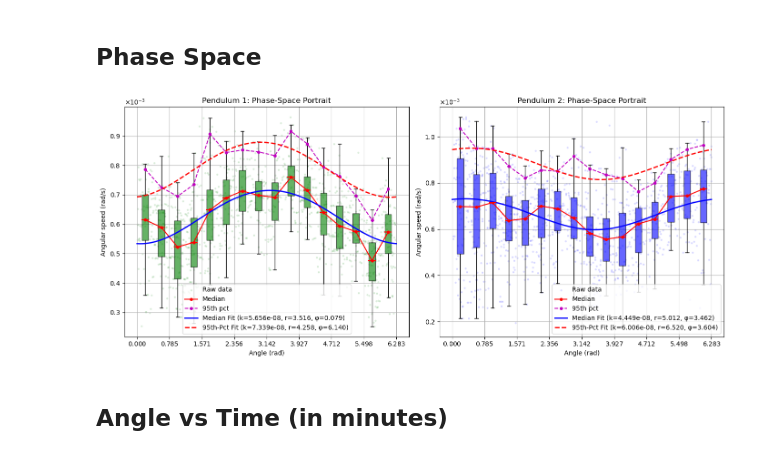
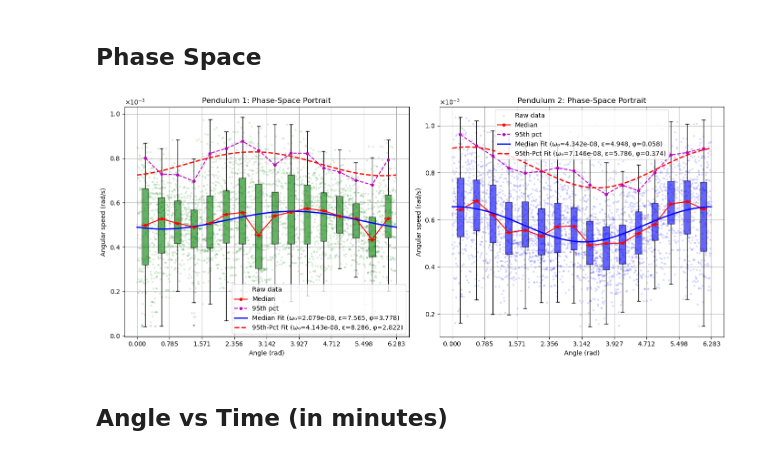
Before and after one commit to NitzanBarEitan/Ants, a Jupyter notebook: data_analysis.ipynb, the cells around one changed output. Drawn from its saved outputs; the diff is of its cells as text; code cells hidden in the pictures.

```diff
--- a/data_analysis.ipynb
+++ b/data_analysis.ipynb
@@ -19,9 +19,10 @@ fps = 60
 # %% [markdown]
 ## Core Analysis Functions
 # %%
-def pendulum_velocity(x, k, r, phi):
-    arg = 2 * k * (r - np.cos(x - phi))
-    return np.sqrt(np.maximum(0, arg))
+def pendulum_velocity(theta, k, r, phi):
+    # physical model: v = sqrt(2*(r-1 + cos(theta-phi)) * (g/L))
+    arg = 2 * (r - 1 + np.cos(theta - phi))
+    return np.sqrt(np.maximum(0, k * arg))
 
 def _fit_popt(bin_centers, median_velocity):
     valid = ~np.isnan(median_velocity) & (median_velocity > 1e-9)
@@ -97,7 +98,8 @@ def calculate_velocities(frames, angles1, angles2):
 # %% [markdown]
 ## Load Data & Compute Fits
 # %%
-folder = R'C:\Users\avsha\Documents\GitHub\Ants\container\Analyzed Data\mega file'
+folder = R"C:\Users\avsha\Documents\GitHub\Ants\container\Analyzed Data\mega file 2"
+#folder = R"C:\Users\avsha\Documents\GitHub\Ants\container\Analyzed Data\18.9.24\video 03pys"
 coords = pd.read_csv(os.path.join(folder,'coordinates.csv'))
 with open(os.path.join(folder,'metadata.json')) as f:
     meta = json.load(f)
@@ -150,36 +152,36 @@ for ax, (ph, v, bdata, cent, bw, med, p95,
     if valid:
         ax.boxplot(
             valid, positions=pos, widths=bw*0.4,
             patch_artist=True, showfliers=False,
             boxprops=dict(facecolor=color, alpha=0.6),
             medianprops=dict(color='red', linewidth=1.5)
         )
 
     # medians & 95th pct markers
     ax.plot(cent[~np.isnan(med)], med[~np.isnan(med)],
             'ro-', markersize=4, label='Median')
     ax.plot(cent[~np.isnan(p95)], p95[~np.isnan(p95)],
             'mo--', markersize=4, label='95th pct')
 
     # fits
     ax.plot(xfit, ymed_fit, 'b-', lw=2,
-            label=f'Median Fit (k={popt_med[0]:.3e}, r={popt_med[1]:.3f}, φ={popt_med[2]:.3f})')
+            label=f'Median Fit (ω₀={popt_med[0]:.3e}, ε={popt_med[1]:.3f}, φ={popt_med[2]:.3f})')
     ax.plot(xfit, y95_fit, 'r--', lw=2,
-            label=f'95th-Pct Fit (k={popt95[0]:.3e}, r={popt95[1]:.3f}, φ={popt95[2]:.3f})')
+            label=f'95th-Pct Fit (ω₀={popt95[0]:.3e}, ε={popt95[1]:.3f}, φ={popt95[2]:.3f})')
 
     # labels & formatting
     ax.set_xticks(np.linspace(0, 2*np.pi, 9))
     ax.set_xlabel('Angle (rad)')
     ax.set_ylabel('Angular speed (rad/s)')
     ax.set_title(f'{title}: Phase-Space Portrait')
     ax.legend(); ax.grid(True)
     ax.xaxis.set_major_formatter(sci_formatter)
     ax.yaxis.set_major_formatter(sci_formatter)
 
 fig_ps.tight_layout()
 plt.show()
 # %% [output]
-[figure, old version]
+[figure, new version]
 # %% [markdown]
 ## Angle vs Time (in minutes)
 # %%
```
Also changed, not shown: parts of 6 cells of this notebook.
